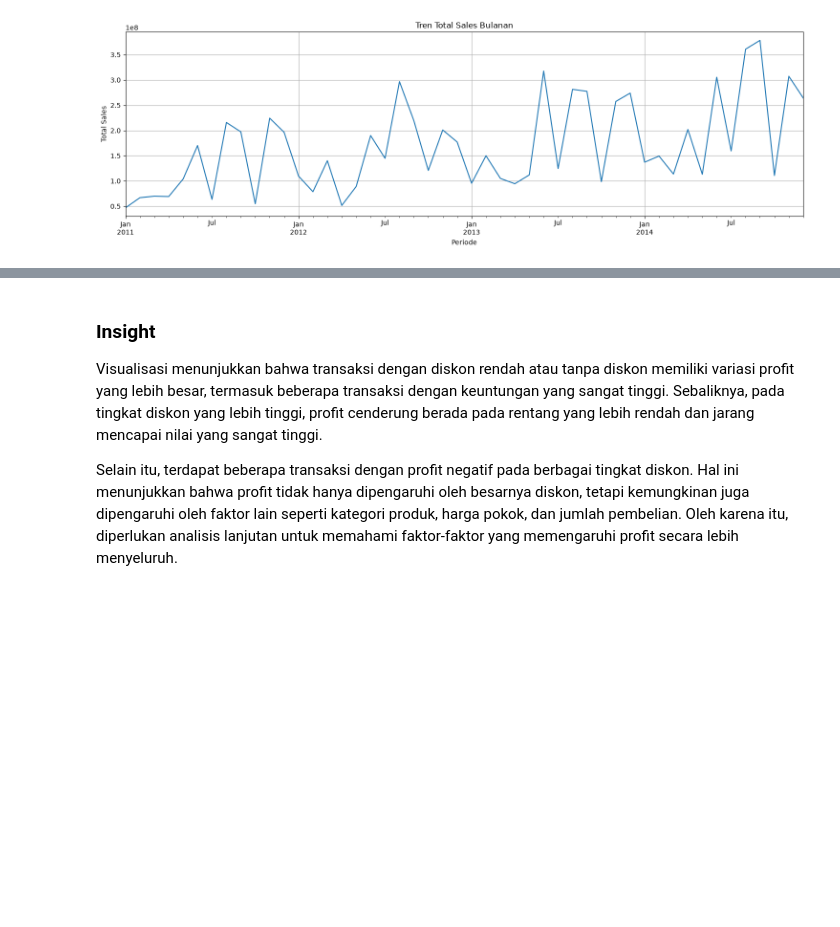
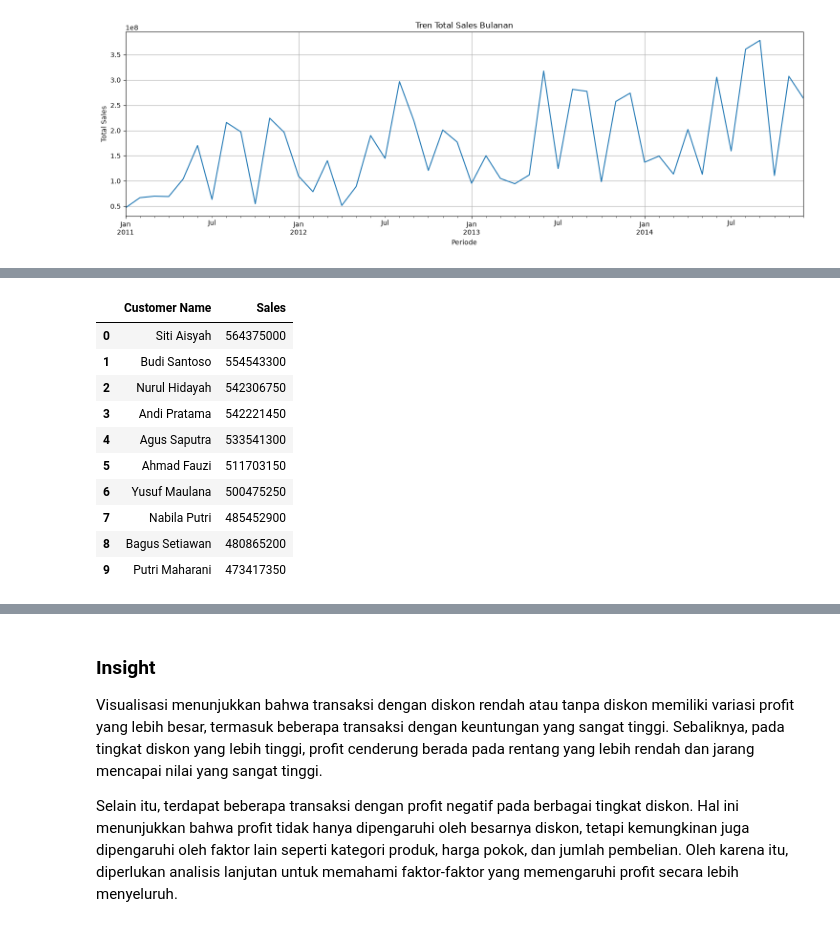
Before and after one commit to deazya/retail-sales-analytics-dashboard, a Jupyter notebook: notebooks/Data_Process.ipynb, the cells around one changed output, grey strips where cells are left out. Cells and saved outputs as stored; diff of their text form; code cells hidden in the pictures; blank space fills up the shorter version.

```diff
--- a/notebooks/Data_Process.ipynb
+++ b/notebooks/Data_Process.ipynb
@@ -684,0 +713,28 @@ plt.show()
+# %%
+#top 10 customer by sales
+
+top_customers = (
+    df.groupby("Customer Name")["Sales"]
+      .sum()
+      .sort_values(ascending=False)
+      .head(10)
+      .reset_index()
+
+
+)
+
+top_customers["Sales"] = top_customers["Sales"].round(2)
+
+top_customers
+# %% [output]
+|  | Customer Name | Sales |
+| 0 | Siti Aisyah | 564375000 |
+| 1 | Budi Santoso | 554543300 |
+| 2 | Nurul Hidayah | 542306750 |
+| 3 | Andi Pratama | 542221450 |
+| 4 | Agus Saputra | 533541300 |
+| 5 | Ahmad Fauzi | 511703150 |
+| 6 | Yusuf Maulana | 500475250 |
+| 7 | Nabila Putri | 485452900 |
+| 8 | Bagus Setiawan | 480865200 |
+| 9 | Putri Maharani | 473417350 |
```
Also changed, not shown: parts of 14 cells of this notebook, 1 other file.
